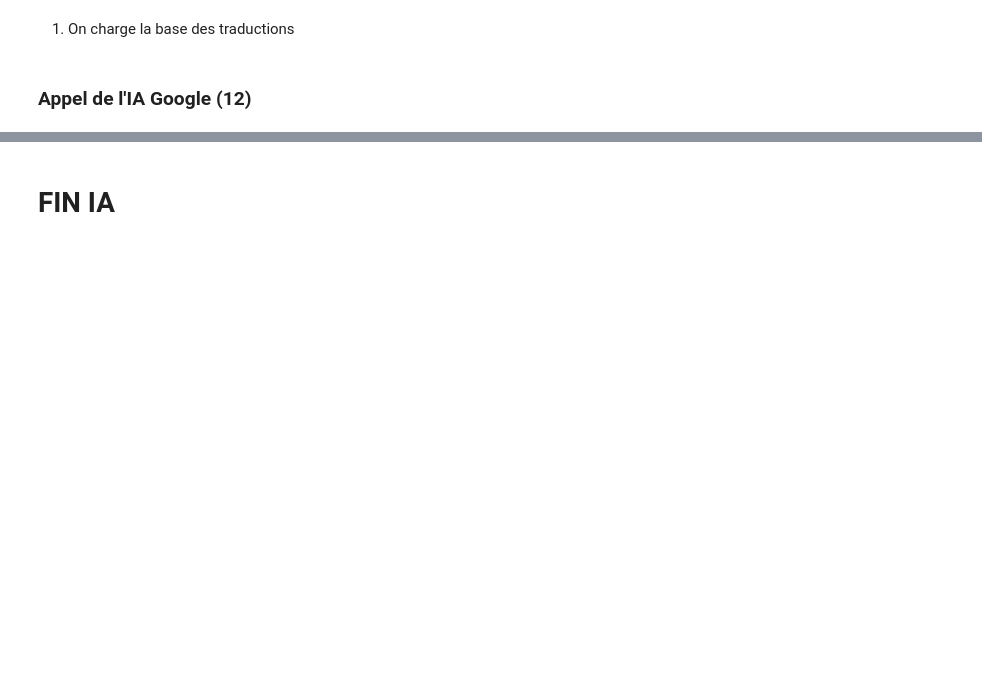
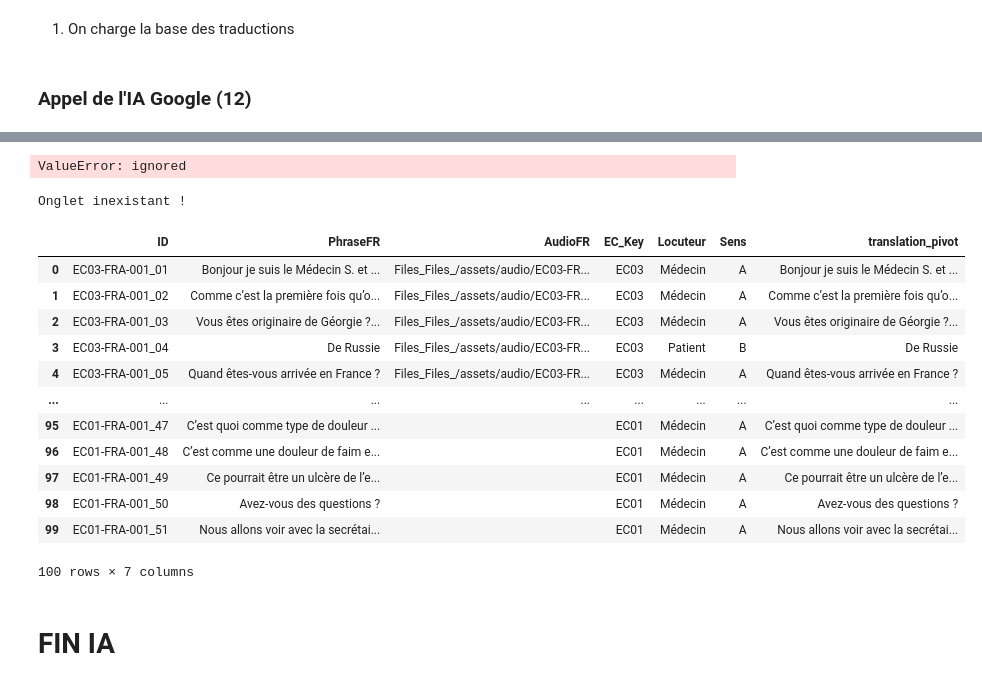
Before and after one commit to gretiere545/langdeck, a Jupyter notebook: langdeck_sync.ipynb, the cells around one changed output, grey strips where cells are left out. Drawn from its saved outputs; the diff is of its cells as text; code cells hidden in the pictures; blank space fills up the shorter version.

```diff
--- a/langdeck_sync.ipynb
+++ b/langdeck_sync.ipynb
@@ -790,0 +1051,10 @@ set_with_dataframe(export_sheet, df_langdeck_ai)
+# %%
+df_newlines
+# on ajoute les lignes absentes dans TRD
+frames =[]
+frames.append(df_ec_trad)
+frames.append(df_newlines)
+df_ec_trad_def = pd.concat(frames)
+# %%
+# DF des enregistrements dans AT et pas dans GS
+df_oldlines = df_ec_fr[df_ec_fr["ID"].isin(df_ec_trad["ID"])]
@@ -790,0 +1074,5 @@ set_with_dataframe(export_sheet, df_langdeck_ai)
+# %%
+for index, row in df_oldlines.iterrows():
+  key_a = row["ID"]
+  print(row["translation_ai"])
+  df_ec_trad_def.loc[df_ec_trad_def["ID"]==row["ID"]]["translation_ai"]=row["translation_ai"]
@@ -791,2 +1102,63 @@ set_with_dataframe(export_sheet, df_langdeck_ai)
+# %%
+# on maj les lignes existantes
+df_ec_trad_def["translation_ai"]=df_ec_trad_def[["ID","translation_ai"]].apply(lambda x:df_oldlines.loc[df_oldlines["ID"]==x[0]]["translation_ai"], axis=1)
+# %% [output]
+ValueError: ignored
+# %%
+# on enregistre dans GSheet
+try:
+  t_ = wb.worksheet("t_ec_content_trad2")
+  wb.del_worksheet(t_)
+except:
+  print ("Onglet inexistant !")
+  pass
+wb.add_worksheet("t_ec_content_trad2", 1, 1)
+export_sheet = wb.worksheet("t_ec_content_trad2")
+set_with_dataframe(export_sheet, df_ec_trad_def)
+# %% [output]
+Onglet inexistant !
+# %%
+vk_filter = ["rus"]
+# on itère sur les langues choisies pour le run
+for FILTER_LANG in vk_filter:
+  # on itère sur le panier de phrases en français
+  for index, row in df_ec_fr.iterrows():
+    key_a = row["ID"]
+    key_b = key_a[:5] + FILTER_LANG.upper() + "-" + key_a[9:]
+    # on cherche si une traduction IA est déjà faite pour cette langue
+
+
+    print (key_b)
+# %%
+# concaténation des dataframes
+frames =[]
+frames.append(df_ec_nlp)
+
+# on fait une passe par langue et par langue pivot
+vk_filter = ["eng"]
+for FILTER_LANG in vk_filter:
+  for dic in dict_lang_vendor:
+    language = dic["language"]
+    iso_code = dic["iso-code"]
+    # Si la langue est celle du filtre ?
+    if language == FILTER_LANG:
+      # Pour chaque code vendor qui gère la langue
+      for vc in dic["vendor-code"]:
+        df_return = call_nlp_language_vendor (FILTER_LANG, iso_code, vc, FILTER_PIVOT)
+        frames.append(df_return)
+# %% [output]
+|  | ID | PhraseFR | AudioFR | EC_Key | Locuteur | Sens | translation_pivot |
+| 0 | EC03-FRA-001_01 | Bonjour je suis le Médecin S. et ... | Files_Files_/assets/audio/EC03-FR... | EC03 | Médecin | A | Bonjour je suis le Médecin S. et ... |
+| 1 | EC03-FRA-001_02 | Comme c’est la première fois qu’o... | Files_Files_/assets/audio/EC03-FR... | EC03 | Médecin | A | Comme c’est la première fois qu’o... |
+| 2 | EC03-FRA-001_03 | Vous êtes originaire de Géorgie ?... | Files_Files_/assets/audio/EC03-FR... | EC03 | Médecin | A | Vous êtes originaire de Géorgie ?... |
+| 3 | EC03-FRA-001_04 | De Russie | Files_Files_/assets/audio/EC03-FR... | EC03 | Patient | B | De Russie |
+| 4 | EC03-FRA-001_05 | Quand êtes-vous arrivée en France ? | Files_Files_/assets/audio/EC03-FR... | EC03 | Médecin | A | Quand êtes-vous arrivée en France ? |
+| ... | ... | ... | ... | ... | ... | ... | ... |
+| 95 | EC01-FRA-001_47 | C’est quoi comme type de douleur ... |  | EC01 | Médecin | A | C’est quoi comme type de douleur ... |
+| 96 | EC01-FRA-001_48 | C’est comme une douleur de faim e... |  | EC01 | Médecin | A | C’est comme une douleur de faim e... |
+| 97 | EC01-FRA-001_49 | Ce pourrait être un ulcère de l’e... |  | EC01 | Médecin | A | Ce pourrait être un ulcère de l’e... |
+| 98 | EC01-FRA-001_50 | Avez-vous des questions ? |  | EC01 | Médecin | A | Avez-vous des questions ? |
+| 99 | EC01-FRA-001_51 | Nous allons voir avec la secrétai... |  | EC01 | Médecin | A | Nous allons voir avec la secrétai... |
+100 rows × 7 columns
 # %% [markdown]
 # FIN IA
```
Also changed, not shown: parts of 52 cells of this notebook.
